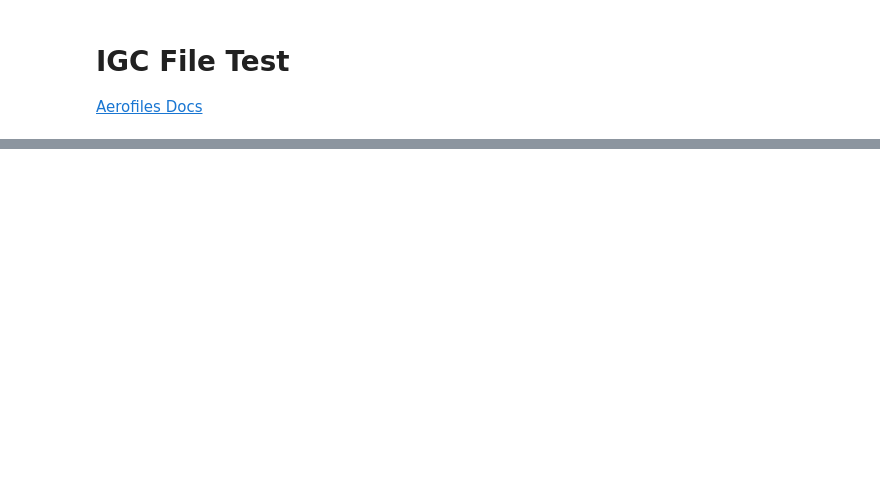
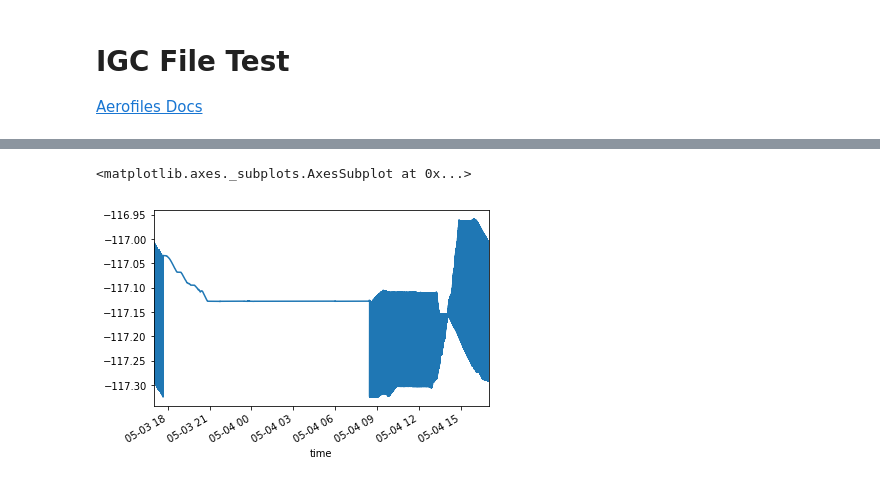
Before and after one commit to gregasmaximus/igc_test, a Jupyter notebook: tst1.ipynb, the cells around one changed output, grey strips where cells are left out. Cells and saved outputs as stored; diff of their text form; code cells hidden in the pictures; blank space fills up the shorter version.

```diff
--- a/tst1.ipynb
+++ b/tst1.ipynb
@@ -33,0 +51,5 @@ df.gps_alt.plot()
+# %%
+df.lon.plot()
+# %% [output]
+<matplotlib.axes._subplots.AxesSubplot at 0x...>
+[figure, added]
```
Also changed, not shown: parts of 6 cells of this notebook.
